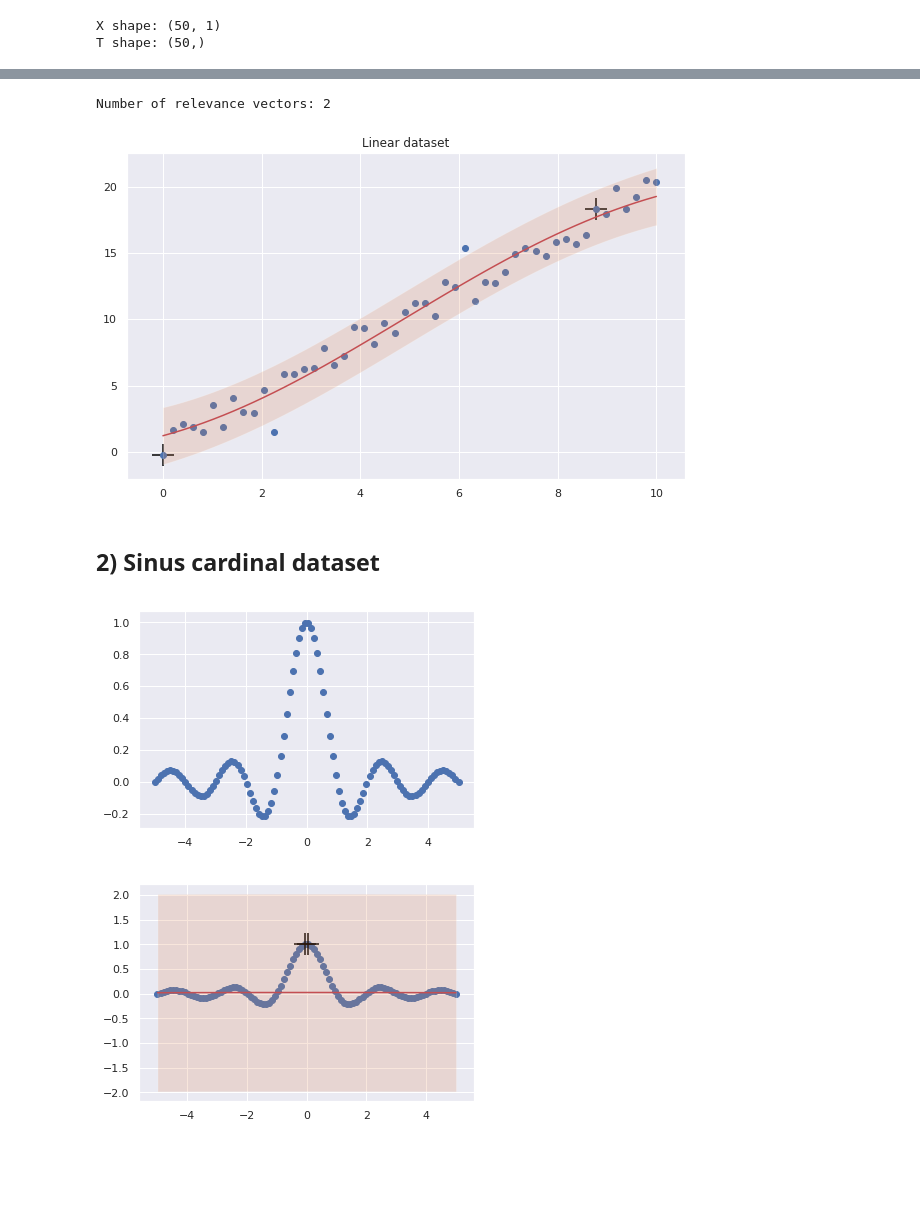
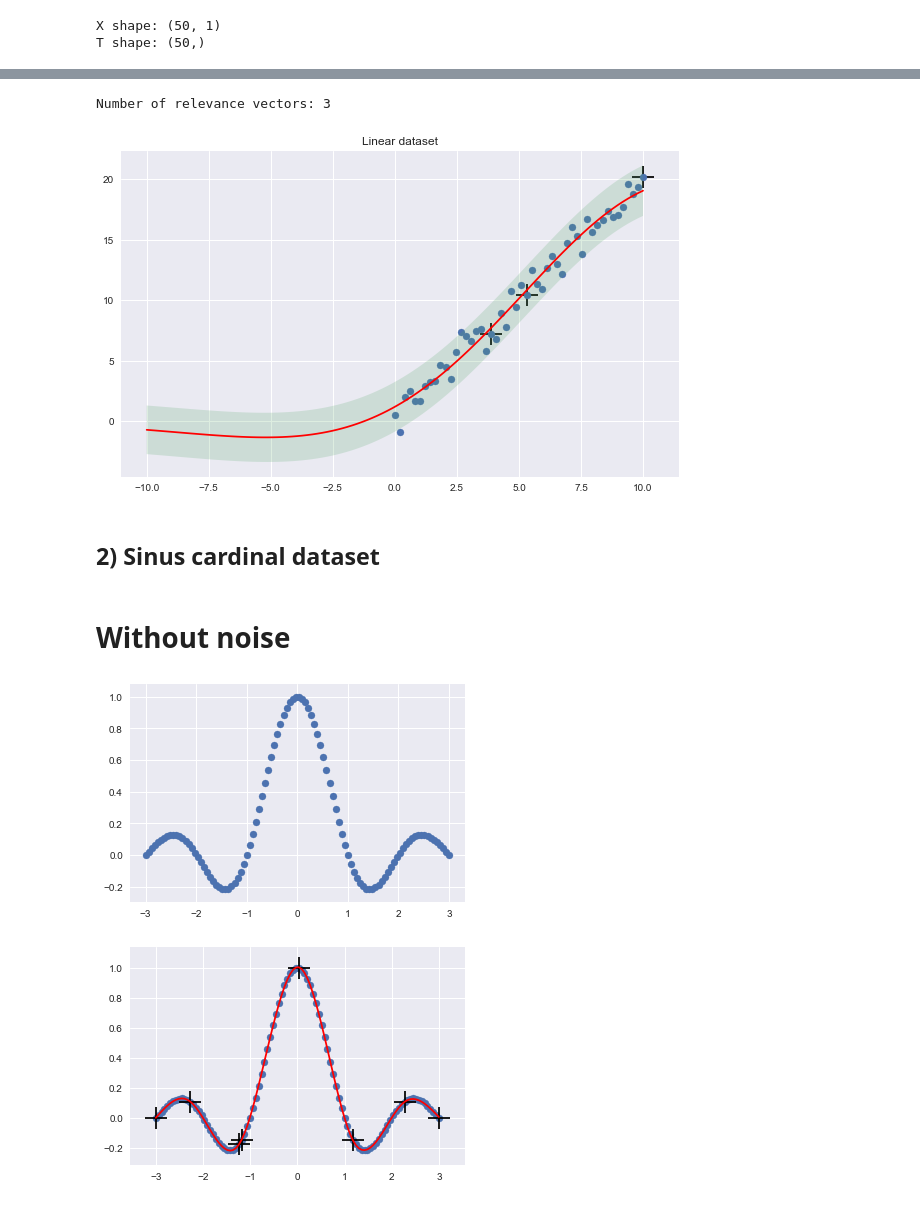
Before and after one commit to PPSantos/DD2434_proj, a Jupyter notebook: src/regression.ipynb, the cells around one changed output, grey strips where cells are left out. Drawn from its saved outputs; the diff is of its cells as text; code cells hidden in the pictures; blank space fills up the shorter version.

```diff
--- a/src/regression.ipynb
+++ b/src/regression.ipynb
@@ -38,31 +38,36 @@ plt.show()
 rvm = RVM()
 
 rvm.fit(X,T)
-y_pred, sigma = rvm.predict(X)
+
+X_test = np.linspace(-10,10,2*N)
+X_test = X_test.reshape(2*N,1)
+y_pred, sigma = rvm.predict(X_test)
 
 relevance_vect = rvm.get_relevance_vectors()
 indexes_relev_vect = [i for i,x in enumerate(X) if x in relevance_vect]
 
 print('Number of relevance vectors:', relevance_vect.shape[0])
 # %% [output]
-Number of relevance vectors: 2
+Number of relevance vectors: 3
 # %%
 fig = plt.figure(figsize=(10, 6))
 sns.set(style="darkgrid")
-plt.plot(X, y_pred,c='r')
+plt.plot(X_test, y_pred,c='r')
 plt.scatter(relevance_vect, T[indexes_relev_vect], c='black', marker='+', s=500)
 plt.scatter(X, T)
-plt.fill_between(X.flatten(), y_pred - 2*np.sqrt(np.diag(sigma)), y_pred + 2*np.sqrt(np.diag(sigma)), alpha=0.2)
+plt.fill_between(X_test.flatten(), y_pred - 2*np.sqrt(np.diag(sigma)), y_pred + 2*np.sqrt(np.diag(sigma)), alpha=0.2)
 plt.title('Linear dataset')
 plt.show()
 # %% [output]
-[figure, old version]
+[figure, new version]
 # %% [markdown]
 ## 2) Sinus cardinal dataset
+# %% [markdown]
+# Without noise
 # %%
 N = 100
 
-X = np.linspace(-5,5,N)
+X = np.linspace(-3,3,N)
 Y = np.sinc(X)
 T = Y #+ np.random.randn(N) * 0.01**2
 
@@ -71,24 +76,26 @@ X = X.reshape(N,1)
 # Safe.
 Y = None
 
+sns.set(style="darkgrid")
 plt.scatter(X, T)
 plt.show()
 # %% [output]
-[figure, old version]
+[figure, new version]
 # %%
-rvm = RVM()
+rvm = RVM(kernel='linear_spline', threshold_alpha=1e9, alpha=1e-15, sigma=0.001)
 
 rvm.fit(X,T)
 
 relevance_vect = rvm.get_relevance_vectors()
 indexes_relev_vect = [i for i,x in enumerate(X) if x in relevance_vect]
 
 y_pred, sigma = rvm.predict(X)
 
+sns.set(style="darkgrid")
 plt.plot(X, y_pred, c='r')
 plt.scatter(X, T)
 plt.scatter(relevance_vect, T[indexes_relev_vect], c='black', marker='+', s=500)
-plt.fill_between(X.flatten(), y_pred - 2*np.sqrt(np.diag(sigma)), y_pred + 2*np.sqrt(np.diag(sigma)), alpha=0.2)
+#plt.fill_between(X.flatten(), y_pred - 2*np.sqrt(np.diag(sigma)), y_pred + 2*np.sqrt(np.diag(sigma)), alpha=0.2)
 plt.show()
 # %% [output]
-[figure, old version]
+[figure, new version]
```
Also changed, not shown: parts of 4 cells of this notebook, 1 other file.
